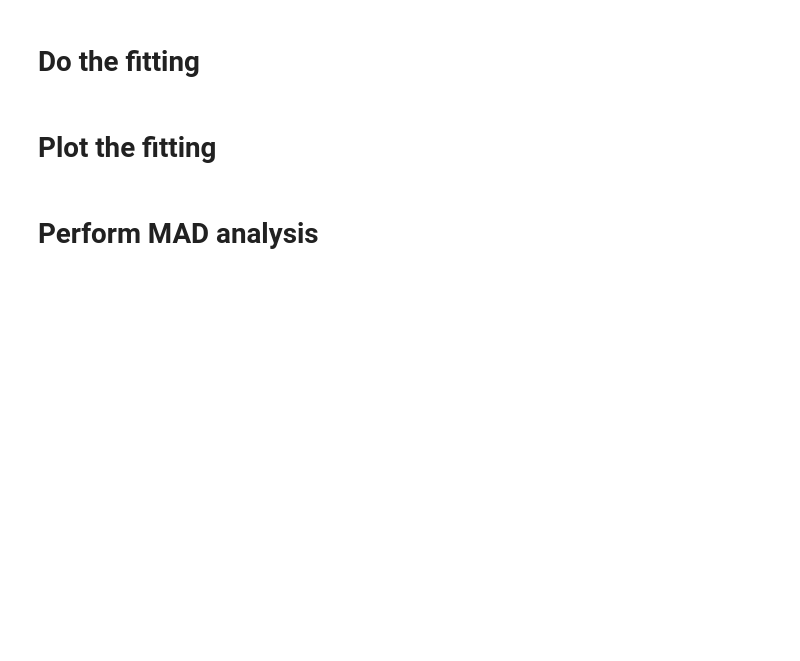
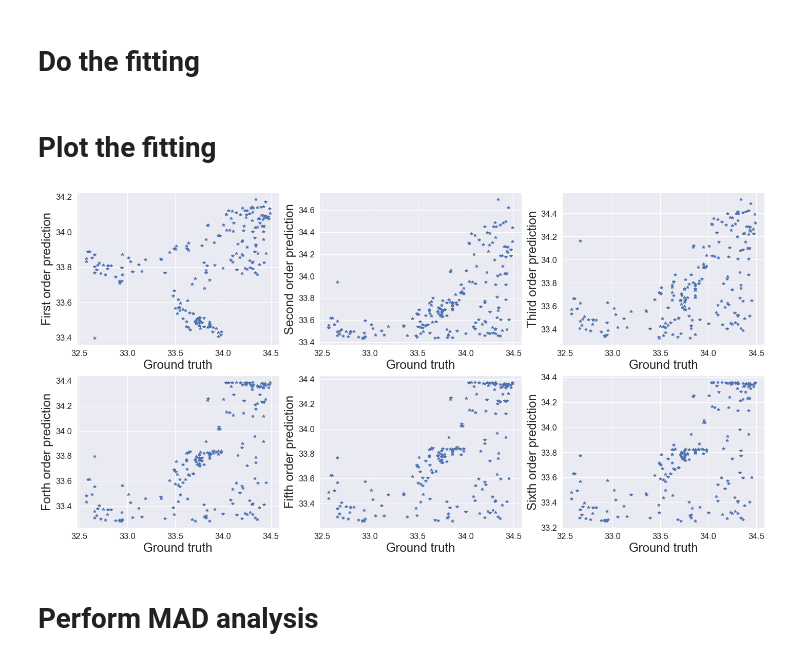
Before and after one commit to mikhailiuk/medium, a Jupyter notebook: MAD-analysis/MAD-analysis.ipynb, the cells around one changed output. Saved outputs shown, nothing was run; the diff lists cells and outputs as text; code cells hidden in the pictures; blank space fills up the shorter version.

```diff
--- a/MAD-analysis/MAD-analysis.ipynb
+++ b/MAD-analysis/MAD-analysis.ipynb
@@ -32,10 +34,10 @@ train, validate = np.split(salinity.sample(frac=1, random_state=42),[int(.8*len(
 validate.reset_index(inplace=True, drop=True)
 train.reset_index(inplace=True, drop=True)
 
-X,y = train['Salnty'].values, train['T_degC'].values
-xT, yT = validate['Salnty'].values, validate['T_degC'].values
+y,X = train['Salnty'].values, train['T_degC'].values
+yT, xT = validate['Salnty'].values, validate['T_degC'].values
 
-validate = validate.drop(['Salnty'], axis=1)
+validate = validate.drop(['T_degC'], axis=1)
 # %%
 # Fit polynomials
 p1 = np.polyfit(X, y, deg=1)
@@ -56,24 +58,26 @@ validate['sixth']  =  p6[6]+p6[5]*xT+p6[4]*xT**2+p6[3]*xT**3+p6[2]*xT**4+p6[1]*x
 # %%
 _, ((ax1, ax2, ax3),(ax4, ax5, ax6)) = plt.subplots(2, 3, figsize=(24,12))
 
-ax1.plot(validate['T_degC'],validate['first'],'*')
-ax1.set_ylabel('First order prediction')
-ax1.set_xlabel('Ground truth')
-ax2.plot(validate['T_degC'],validate['second'],'*')
-ax2.set_ylabel('Second order prediction')
-ax2.set_xlabel('Ground truth')
-ax3.plot(validate['T_degC'],validate['third'],'*')
-ax3.set_ylabel('Third order prediction')
-ax3.set_xlabel('Ground truth');
-ax4.plot(validate['T_degC'],validate['forth'],'*')
-ax4.set_ylabel('Forth order prediction')
-ax4.set_xlabel('Ground truth');
-ax5.plot(validate['T_degC'],validate['fifth'],'*')
-ax5.set_ylabel('Fifth order prediction')
-ax5.set_xlabel('Ground truth');
-ax6.plot(validate['T_degC'],validate['sixth'],'*')
-ax6.set_ylabel('Sixth order prediction')
-ax6.set_xlabel('Ground truth');
+ax1.plot(validate['Salnty'],validate['first'],'*')
+ax1.set_ylabel('First order prediction', size=24)
+ax1.set_xlabel('Ground truth', size=24)
+ax2.plot(validate['Salnty'],validate['second'],'*')
+ax2.set_ylabel('Second order prediction', size=24)
+ax2.set_xlabel('Ground truth', size=24)
+ax3.plot(validate['Salnty'],validate['third'],'*')
+ax3.set_ylabel('Third order prediction', size=24)
+ax3.set_xlabel('Ground truth', size=24);
+ax4.plot(validate['Salnty'],validate['forth'],'*')
+ax4.set_ylabel('Forth order prediction', size=24)
+ax4.set_xlabel('Ground truth', size=24);
+ax5.plot(validate['Salnty'],validate['fifth'],'*')
+ax5.set_ylabel('Fifth order prediction', size=24)
+ax5.set_xlabel('Ground truth', size=24);
+ax6.plot(validate['Salnty'],validate['sixth'],'*')
+ax6.set_ylabel('Sixth order prediction', size=24)
+ax6.set_xlabel('Ground truth', size=24);
+# %% [output]
+[figure, added]
 # %% [markdown]
 # Perform MAD analysis
 # %%
```
Also changed, not shown: parts of 7 cells of this notebook.
